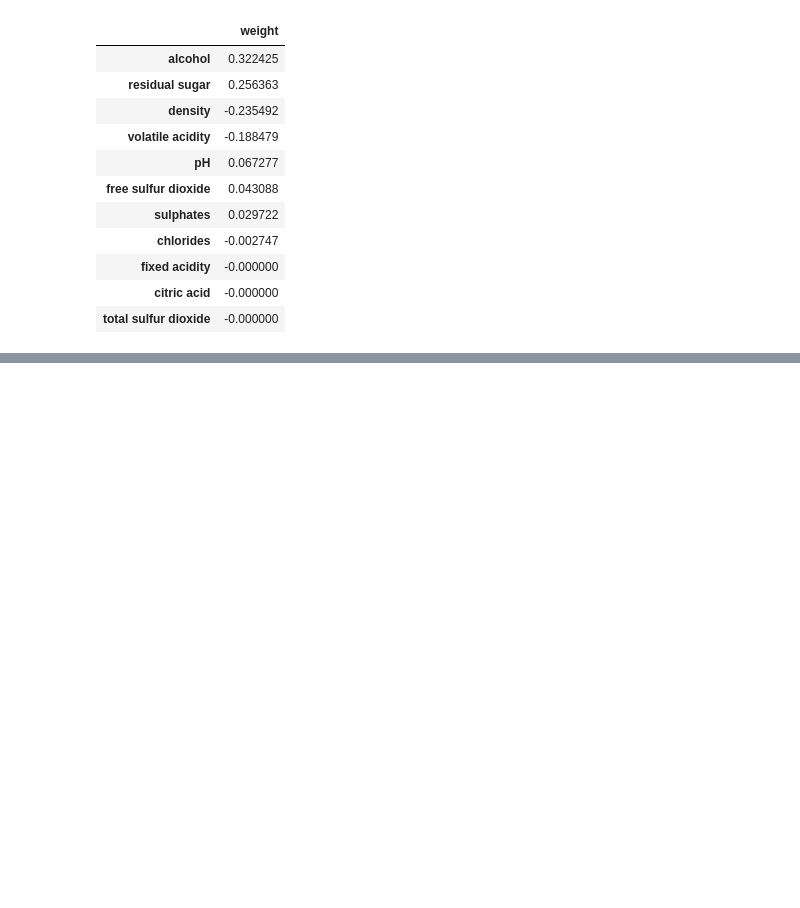
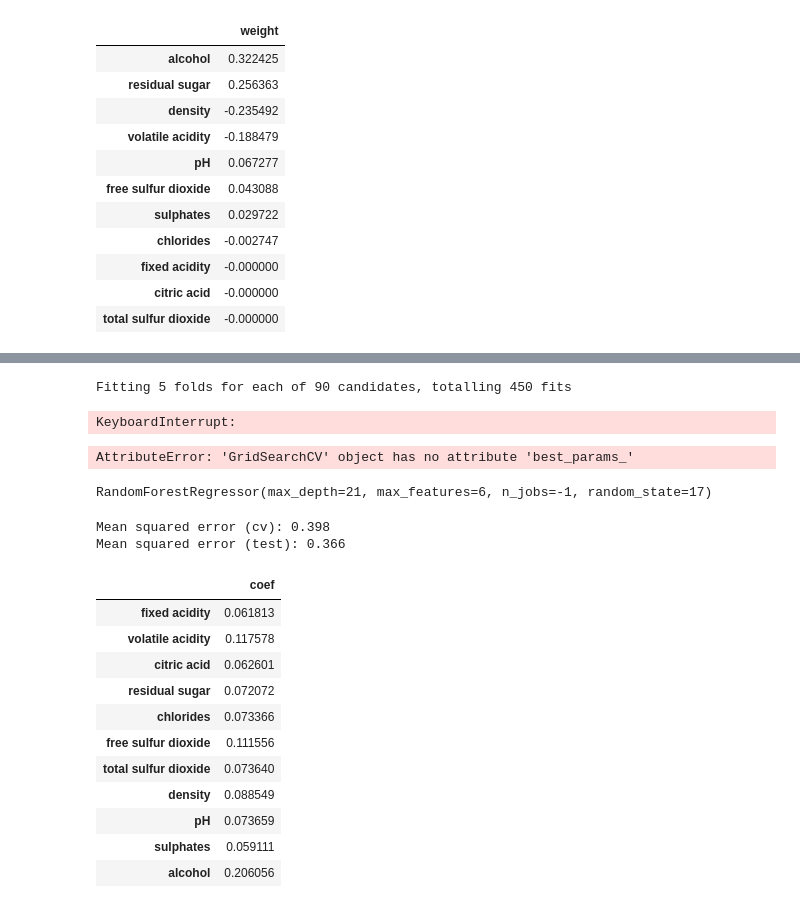
Before and after one commit to anamillen/mlcourse.ai-solutions, a Jupyter notebook: Assignment #4.ipynb, the cells around one changed output, grey strips where cells are left out. Saved outputs shown, nothing was run; the diff lists cells and outputs as text; code cells hidden in the pictures; blank space fills up the shorter version.

```diff
--- a/Assignment #4.ipynb
+++ b/Assignment #4.ipynb
@@ -133,0 +224,31 @@ alphas = np.logspace(-6, 2, 200)
+# %%
+# we will tune our hyperparameters using gridsearch
+forest_params = {
+    'max_depth': list(range(10, 25)),
+    'max_features': list(range(6,12))
+    }
+# %%
+best_rf = GridSearchCV(
+    RandomForestRegressor(n_jobs=-1, random_state=17),
+    forest_params,
+    scoring="neg_mean_squared_error",
+    n_jobs=-1,
+    cv=5,
+    verbose=True
+)
+# %%
+best_rf.fit(X_train_scaled, y_train)
+# %% [output]
+Fitting 5 folds for each of 90 candidates, totalling 450 fits
+KeyboardInterrupt:
+# %%
+best_rf.best_params_, best_rf.best_score_
+# %% [output]
+AttributeError: 'GridSearchCV' object has no attribute 'best_params_'
+# %%
+best_rf = RandomForestRegressor(
+    max_depth=21, max_features=6, n_jobs=-1, random_state=17
+)
+best_rf.fit(X_train_scaled, y_train)
+# %% [output]
+RandomForestRegressor(max_depth=21, max_features=6, n_jobs=-1, random_state=17)
@@ -133,0 +267,26 @@ alphas = np.logspace(-6, 2, 200)
+# %%
+print("Mean squared error (cv): %.3f" % mse_cv)
+print("Mean squared error (test): %.3f" % mse_test)
+# %% [output]
+Mean squared error (cv): 0.398
+Mean squared error (test): 0.366
+# %%
+rf_importance = pd.DataFrame(
+    best_rf.feature_importances_,
+    columns=['coef'],
+    index=data.columns
+)
+rf_importance.sort_values(by='coef', key=(lambda x: -abs(x)))
+# %% [output]
+|  | coef |
+| fixed acidity | 0.061813 |
+| volatile acidity | 0.117578 |
+| citric acid | 0.062601 |
+| residual sugar | 0.072072 |
+| chlorides | 0.073366 |
+| free sulfur dioxide | 0.111556 |
+| total sulfur dioxide | 0.073640 |
+| density | 0.088549 |
+| pH | 0.073659 |
+| sulphates | 0.059111 |
+| alcohol | 0.206056 |
```
Also changed, not shown: parts of 17 cells of this notebook.
